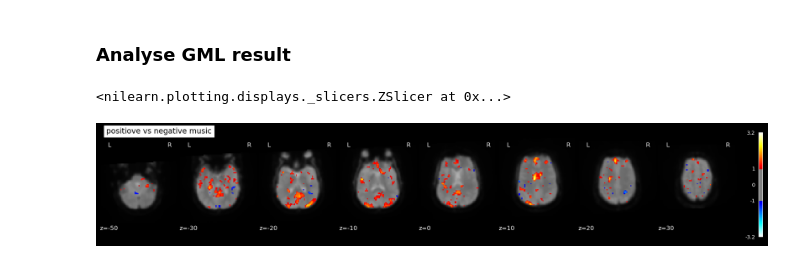
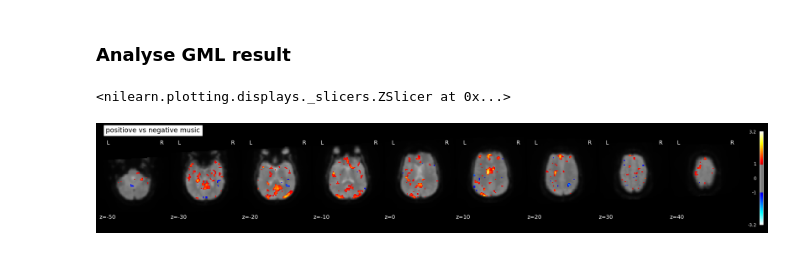
Before and after one commit to ThibthibML/NSSP, a Jupyter notebook: part1.ipynb, the cells around one changed output. Saved outputs shown, nothing was run; the diff lists cells and outputs as text; code cells hidden in the pictures.

```diff
--- a/part1.ipynb
+++ b/part1.ipynb
@@ -721,8 +687,8 @@ nib.save(z_map, 'z_map_uncorrected.nii.gz')
 # %%
 mean_img_ = mean_img(dpath),
 plot_stat_map(z_map, bg_img=mean_img_[0], threshold=1.0,
-              display_mode='z', cut_coords=[-50,-30,-20,-10,0,10,20,30], black_bg=True,
+              display_mode='z', cut_coords=[-50,-30,-20,-10,0,10,20,30,40], black_bg=True,
               title='positiove vs negative music')
 # %% [output]
 <nilearn.plotting.displays._slicers.ZSlicer at 0x...>
-[figure, old version]
+[figure, new version]
```
Also changed, not shown: parts of 9 cells of this notebook, 1 other file.
